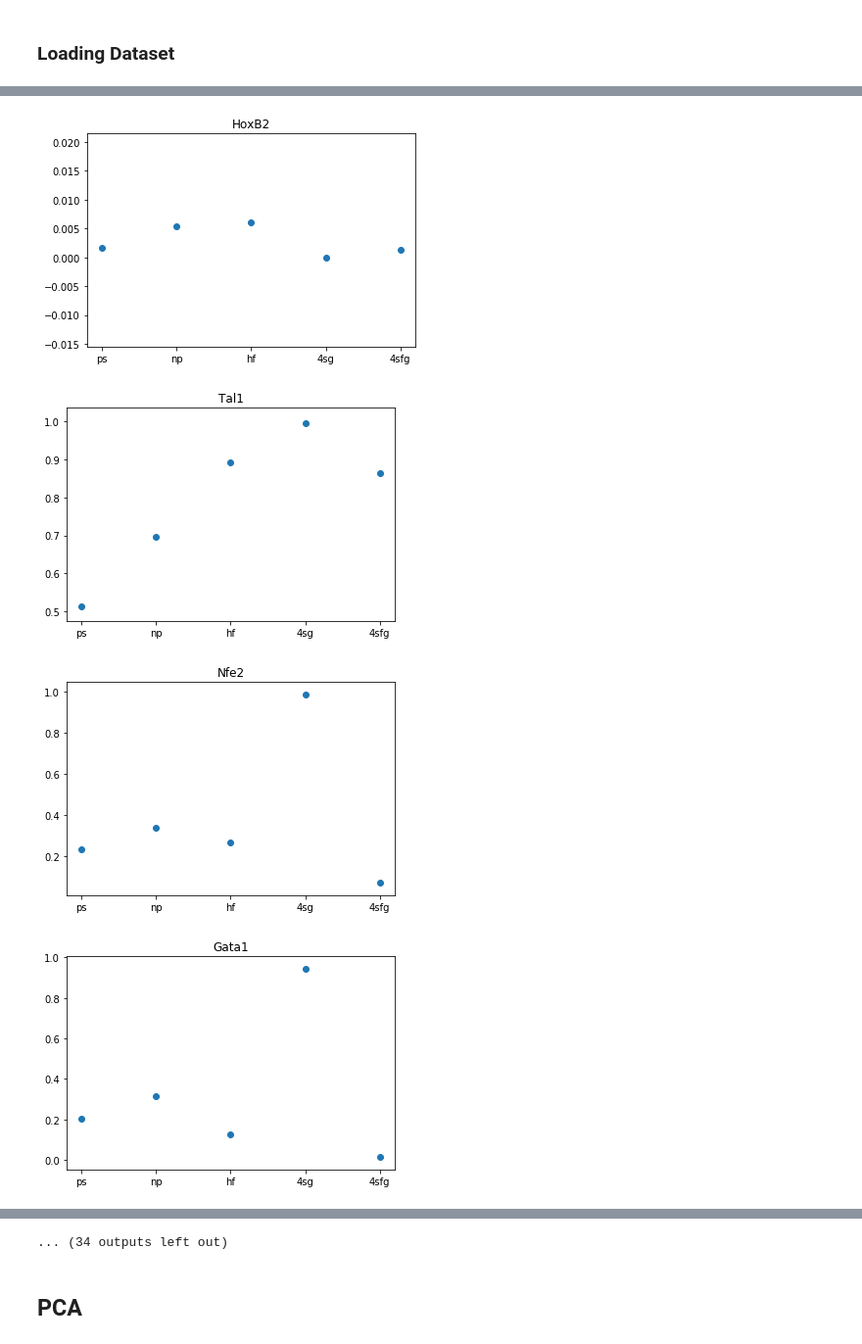
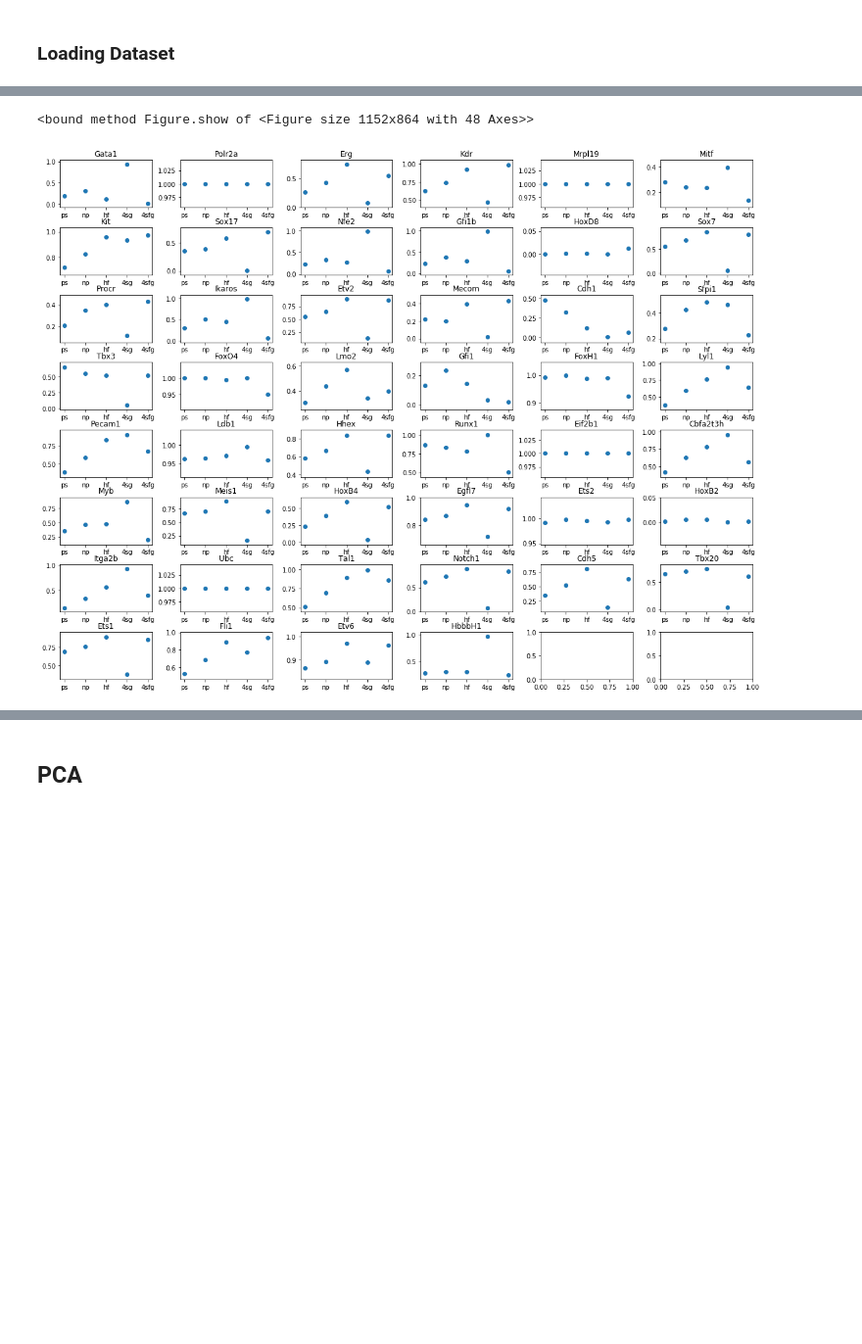
Before and after one commit to chopper6/RESYS-3-, a Jupyter notebook: Preliminary/Untitled.ipynb, the cells around one changed output, grey strips where cells are left out. Shown at 98% size. Saved outputs shown, nothing was run; the diff lists cells and outputs as text; code cells hidden in the pictures; blank space fills up the shorter version.

```diff
--- a/Preliminary/Untitled.ipynb
+++ b/Preliminary/Untitled.ipynb
@@ -90,11 +90,16 @@ Tbx3
 # %%
+f, axes = plt.subplots(nrows = 8,ncols=6,figsize=(16,12))
+f.tight_layout()
+i = 0
+j = 0
 for k,v in d.items():
-    plt.figure()
-    plt.scatter(["ps","np","hf","4sg","4sfg"],[v["ps"],v["np"],v["hf"],v["4SG"],v["4SFG"]])
-    plt.title(k)
-    plt.show
+    axes[i,j].scatter(["ps","np","hf","4sg","4sfg"],[v["ps"],v["np"],v["hf"],v["4SG"],v["4SFG"]])
+    axes[i,j].set_title(k)
+    j = np.mod(j+1,6)
+    if j == 0 :
+        i += 1
+f.savefig("exp.png")
+f.show
 # %% [output]
+<bound method Figure.show of <Figure size 1152x864 with 48 Axes>>
-[figure, old version]
+[figure, new version]
-[figure, removed]
-[figure, removed]
-[figure, removed]
@@ -109,4 +106,3 @@ for k,v in d.items():
-... (34 outputs left out)
 # %% [markdown]
 ## PCA
 # %%
```
Also changed, not shown: parts of 4 cells of this notebook, 37 other files.
